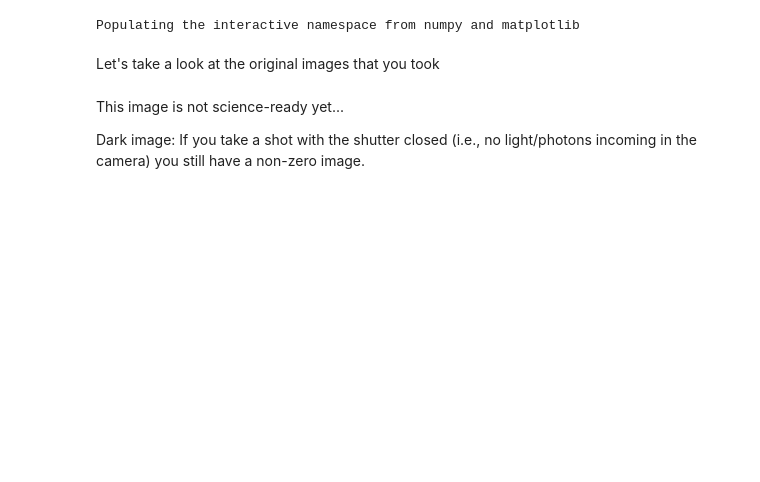
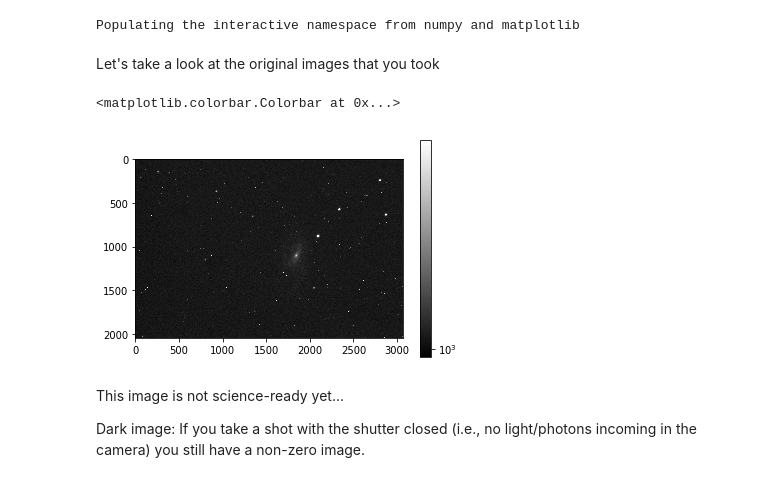
Before and after one commit to fjaviersanchez/McQ_Workshop, a Jupyter notebook: McQ_workshop.ipynb, the cells around one changed output. Saved outputs shown, nothing was run; the diff lists cells and outputs as text; code cells hidden in the pictures; blank space fills up the shorter version.

```diff
--- a/McQ_workshop.ipynb
+++ b/McQ_workshop.ipynb
@@ -14,10 +14,14 @@ from photutils import aperture_photometry
 # %% [markdown]
 Let's take a look at the original images that you took
 # %%
-science_image_path_g = 'm51_g-band_120sec_bin2_2016feb16_drew_num3_seo.fits' #Type the path to your image
+science_image_path_g = 'data/seo_m66_g-band_180s_apagul_1.fits' #Type the path to your image
+sci_g = fits.open(science_image_path_g)
 sci_im_g = fits.open(science_image_path_g)[0].data
-plt.imshow(sci_im_g,cmap='gray',vmax=6000)
+plt.imshow(sci_im_g,cmap='gray', vmax=1800, norm=matplotlib.colors.LogNorm())
 plt.colorbar()
+# %% [output]
+<matplotlib.colorbar.Colorbar at 0x...>
+[figure, added]
 # %% [markdown]
 This image is not science-ready yet...
 
```
Also changed, not shown: parts of 20 cells of this notebook, 16 other files.
